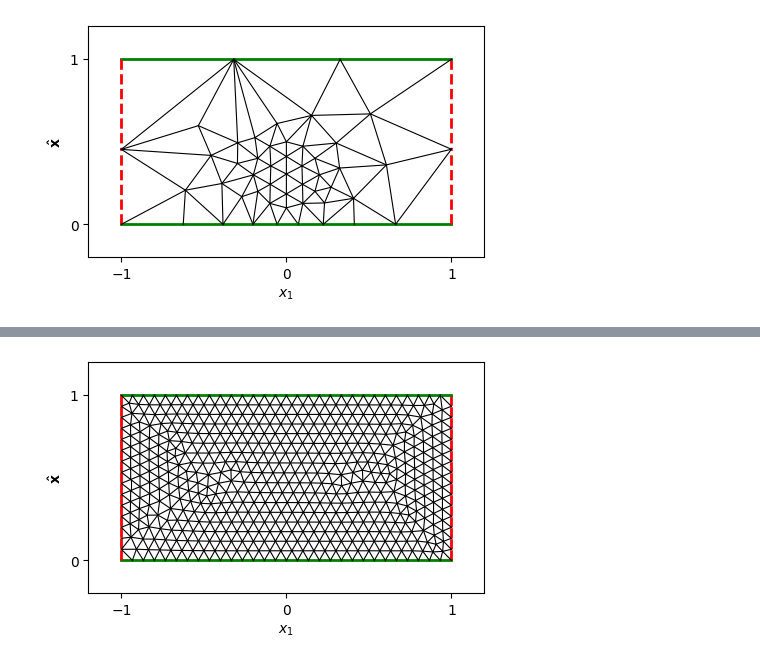
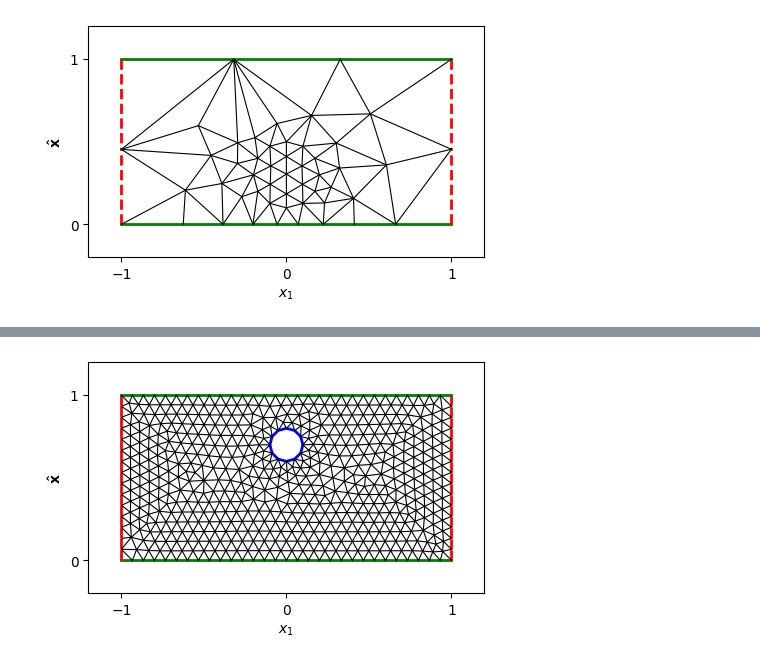
Before and after one commit to MPenaR/UWVFTrefftz, a Jupyter notebook: src/test_blocks.ipynb, the cells around one changed output, grey strips where cells are left out. Drawn from its saved outputs; the diff is of its cells as text; code cells hidden in the pictures.

```diff
--- a/src/test_blocks.ipynb
+++ b/src/test_blocks.ipynb
@@ -75,14 +45,14 @@ array([[ 0.00000000e+00+2.22044605e-16j, -8.67361738e-19+1.11022302e-16j,
 # %%
 from domains import ScattererShape, ScattererType
-kappa_e = 32.
+kappa = 32.
 R = 1
 H = 1.
 
 Domain = Waveguide(R=R,H=H)
-#Domain.add_scatterer(scatterer_shape=ScattererShape.CIRCLE, scatterer_type=ScattererType.SOUND_SOFT, params=[np.array([0,0.7*H]), 0.1*H])
+Domain.add_scatterer(scatterer_shape=ScattererShape.CIRCLE, scatterer_type=ScattererType.SOUND_SOFT, params=[np.array([0,0.7*H]), 0.1*H])
 Domain.generate_mesh(h_max=H/15)
 Domain.plot_mesh()
 # %% [output]
-[figure, old version]
+[figure, new version]
 # %%
 Nth = 15
```
Also changed, not shown: parts of 10 cells of this notebook, 1 other file.
